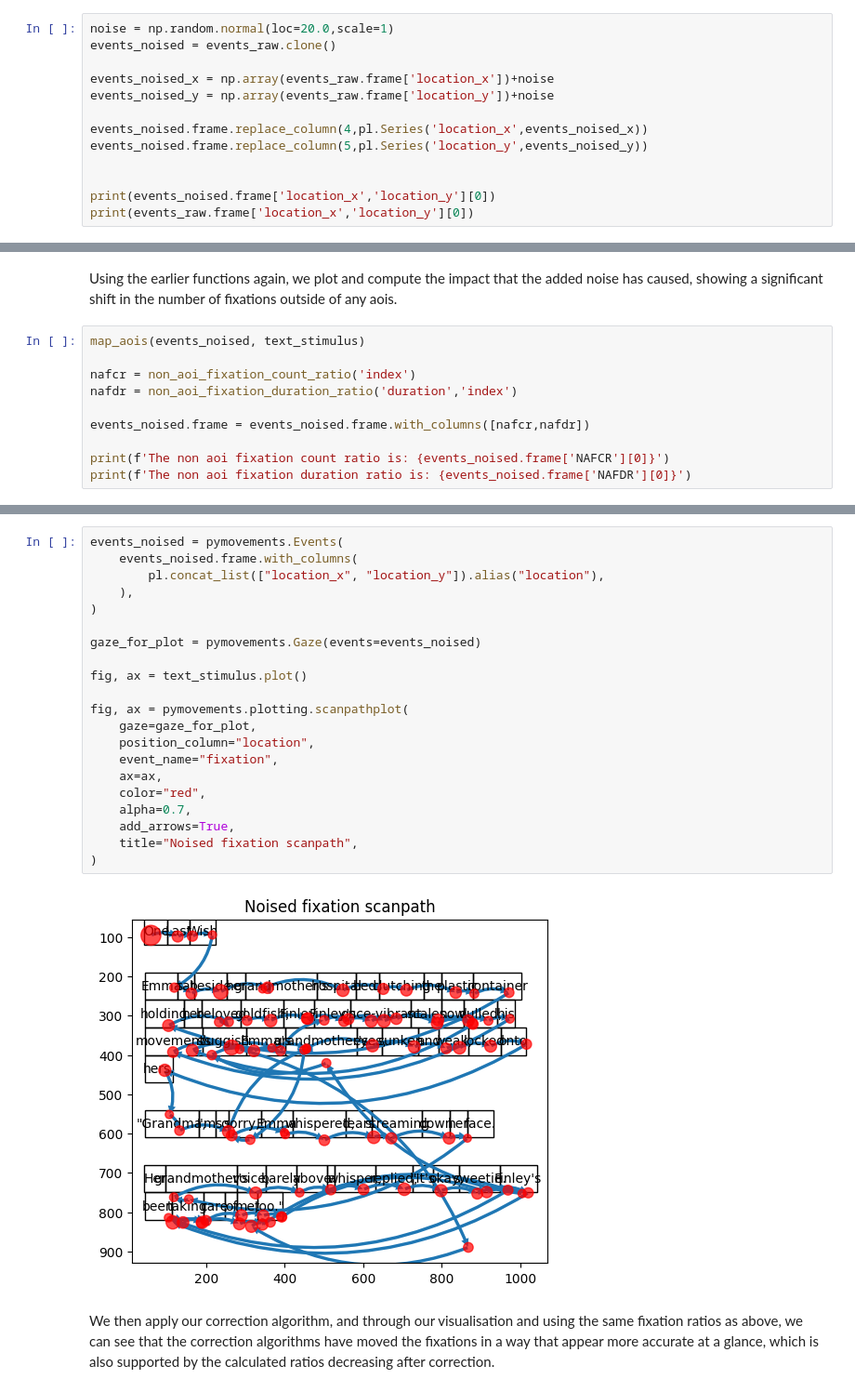
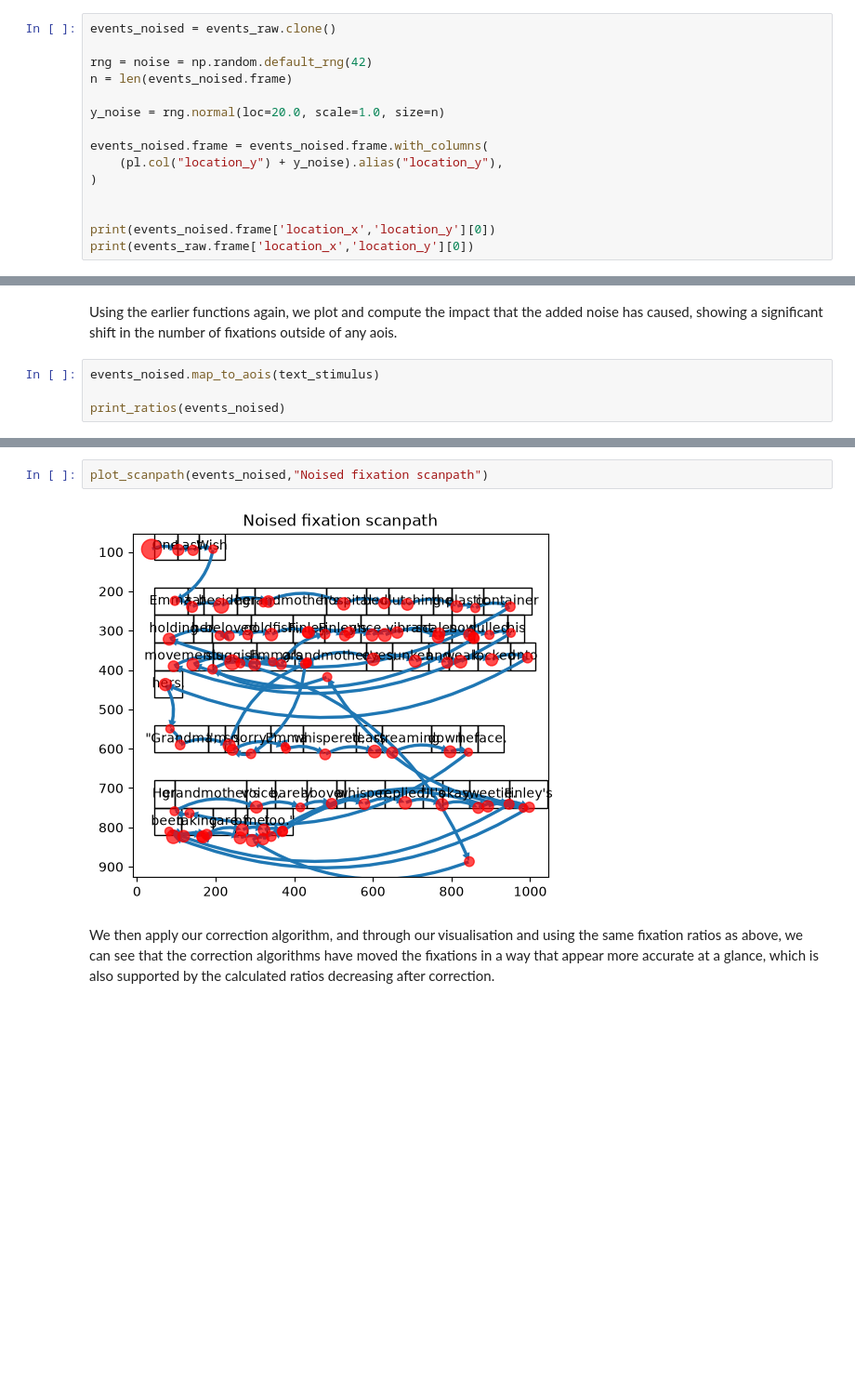
Before and after one commit to pymovements/pymovements, a Jupyter notebook: docs/source/tutorials/fixation-drift-correction.ipynb, the cells around one changed output, grey strips where cells are left out. Shown at 93% size. Drawn from its saved outputs; the diff is of its cells as text; blank space fills up the shorter version.

```diff
--- a/docs/source/tutorials/fixation-drift-correction.ipynb
+++ b/docs/source/tutorials/fixation-drift-correction.ipynb
@@ -328,12 +283,14 @@ Here we add relatively strong noise interference to our fixation locations. Usin
 # %%
-noise = np.random.normal(loc=20.0,scale=1)
 events_noised = events_raw.clone()
 
-events_noised_x = np.array(events_raw.frame['location_x'])+noise
-events_noised_y = np.array(events_raw.frame['location_y'])+noise
+rng = noise = np.random.default_rng(42)
+n = len(events_noised.frame)
 
-events_noised.frame.replace_column(4,pl.Series('location_x',events_noised_x))
-events_noised.frame.replace_column(5,pl.Series('location_y',events_noised_y))
+y_noise = rng.normal(loc=20.0, scale=1.0, size=n)
+
+events_noised.frame = events_noised.frame.with_columns(
+    (pl.col("location_y") + y_noise).alias("location_y"),
+)
 
 
 print(events_noised.frame['location_x','location_y'][0])
@@ -358,13 +315,7 @@ shape: (1, 2)
 # %% [markdown]
 Using the earlier functions again, we plot and compute the impact that the added noise has caused, showing a significant shift in the number of fixations outside of any aois.
 # %%
-map_aois(events_noised, text_stimulus)
+events_noised.map_to_aois(text_stimulus)
 
-nafcr = non_aoi_fixation_count_ratio('index')
-nafdr = non_aoi_fixation_duration_ratio('duration','index')
-
-events_noised.frame = events_noised.frame.with_columns([nafcr,nafdr])
-
-print(f'The non aoi fixation count ratio is: {events_noised.frame['NAFCR'][0]}')
-print(f'The non aoi fixation duration ratio is: {events_noised.frame['NAFDR'][0]}')
+print_ratios(events_noised)
 # %% [output]
@@ -373,26 +324,7 @@ The non aoi fixation duration ratio is: 0.22013223894208847
 # %%
-events_noised = pymovements.Events(
-    events_noised.frame.with_columns(
-        pl.concat_list(["location_x", "location_y"]).alias("location"),
-    ),
-)
-
-gaze_for_plot = pymovements.Gaze(events=events_noised)
-
-fig, ax = text_stimulus.plot()
-
-fig, ax = pymovements.plotting.scanpathplot(
-    gaze=gaze_for_plot,
-    position_column="location",
-    event_name="fixation",
-    ax=ax,
-    color="red",
-    alpha=0.7,
-    add_arrows=True,
-    title="Noised fixation scanpath",
-)
+plot_scanpath(events_noised,"Noised fixation scanpath")
 # %% [output]
-[figure, old version]
+[figure, new version]
 # %% [markdown]
 We then apply our correction algorithm, and through our visualisation and using the same fixation ratios as above, we can see that the correction algorithms have moved the fixations in a way that appear more accurate at a glance, which is also supported by the calculated ratios decreasing after correction.
 # %%
```
Also changed, not shown: parts of 29 cells of this notebook, 1 other file.
